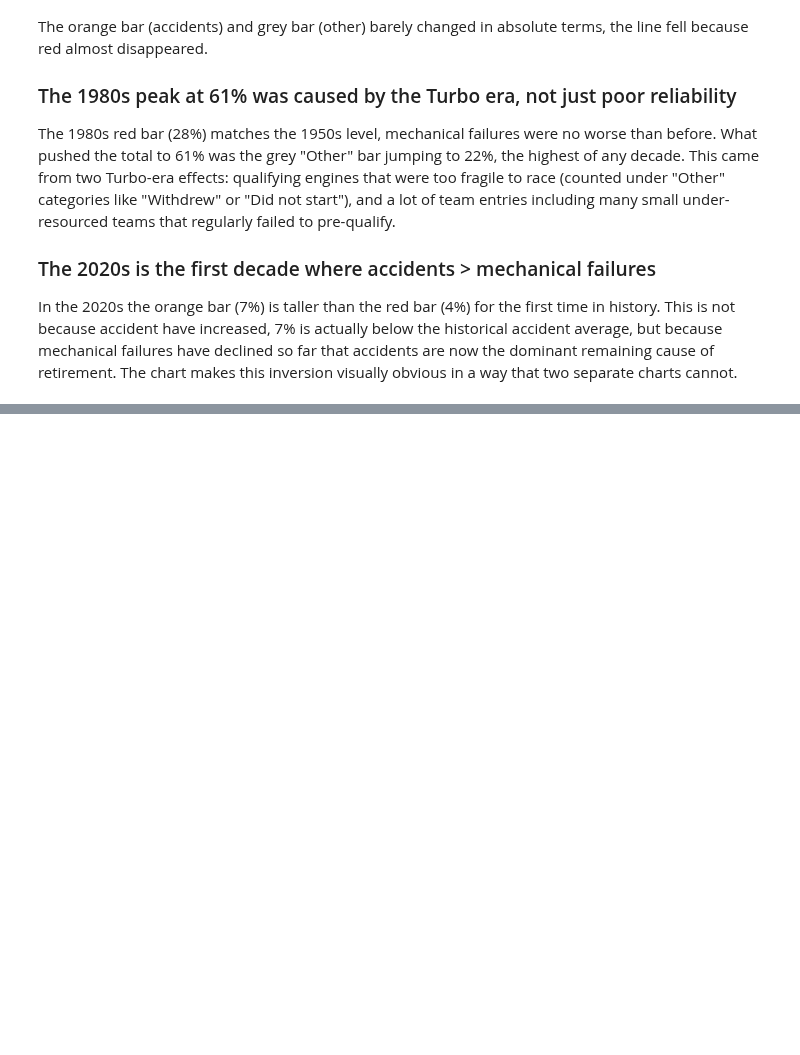
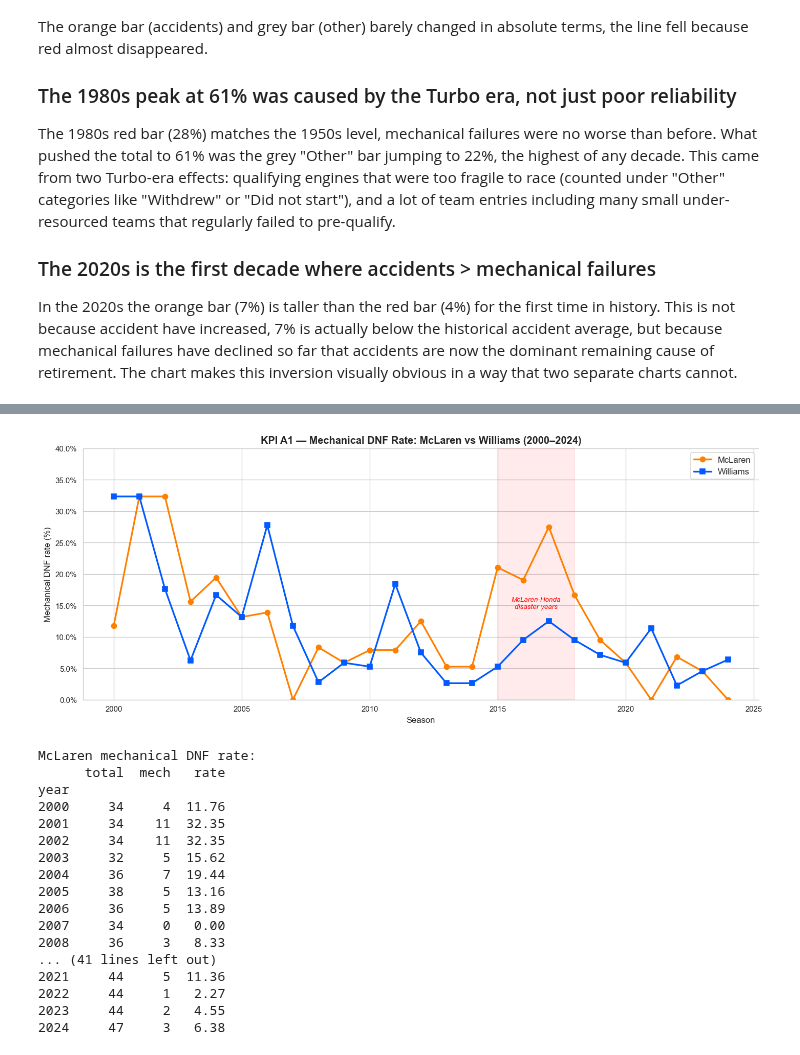
Before and after one commit to Phuwasinn/Internship, a Jupyter notebook: Day_10/data_exploration.ipynb, the cells around one changed output, grey strips where cells are left out. Saved outputs shown, nothing was run; the diff lists cells and outputs as text; code cells hidden in the pictures; blank space fills up the shorter version.

Commit message:
Completed Persona A:MEchanical DNF rate and Pit stops efficiency

```diff
--- a/Day_9/data_exploration.ipynb
+++ b/Day_10/data_exploration.ipynb
@@ -1216,0 +1304,54 @@ In the 2020s the orange bar (7%) is taller than the red bar (4%) for the first t
+# %%
+def mech_dnf_by_year(cid, year_start=2000):
+    r = res[(res["constructorId"]==cid) & (res["year"]>=year_start)]
+    return (r.groupby("year")
+             .agg(total=("raceId","count"), mech=("is_mech","sum"))
+             .assign(rate=lambda d: d["mech"]/d["total"]*100)
+             .round(2))
+
+mcl_mech = mech_dnf_by_year(MCL_ID)
+wil_mech = mech_dnf_by_year(WIL_ID)
+
+fig, ax = plt.subplots(figsize=(12, 5))
+ax.plot(mcl_mech.index, mcl_mech["rate"], marker="o", color=C_MCL,
+        linewidth=2, label="McLaren")
+ax.plot(wil_mech.index, wil_mech["rate"], marker="s", color=C_WIL,
+        linewidth=2, label="Williams")
+
+# Annotate McLaren Honda disaster
+ax.axvspan(2015, 2018, alpha=0.08, color="red")
+ax.text(2016.5, 14.5, "McLaren-Honda\ndisaster years", ha="center",
+        fontsize=8, color="red", style="italic")
+
+ax.set_xlabel("Season"); ax.set_ylabel("Mechanical DNF rate (%)")
+ax.set_title("KPI A1 — Mechanical DNF Rate: McLaren vs Williams (2000–2024)",
+             fontweight="bold")
+ax.legend(); ax.set_ylim(0, 40)
+ax.yaxis.set_major_formatter(mticker.PercentFormatter())
+plt.tight_layout()
+plt.savefig(f"{SAVE}A1_mechanical_dnf.png", bbox_inches="tight")
+plt.show()
+
+print("McLaren mechanical DNF rate:")
+print(mcl_mech[["total","mech","rate"]].to_string())
+print("\nWilliams mechanical DNF rate:")
+print(wil_mech[["total","mech","rate"]].to_string())
+# %% [output]
+[figure, added]
+McLaren mechanical DNF rate:
+      total  mech   rate
+year
+2000     34     4  11.76
+2001     34    11  32.35
+2002     34    11  32.35
+2003     32     5  15.62
+2004     36     7  19.44
+2005     38     5  13.16
+2006     36     5  13.89
+2007     34     0   0.00
+2008     36     3   8.33
+... (41 lines left out)
+2021     44     5  11.36
+2022     44     1   2.27
+2023     44     2   4.55
+2024     47     3   6.38
```
Also changed, not shown: parts of 10 cells of this notebook, 17 other files.
